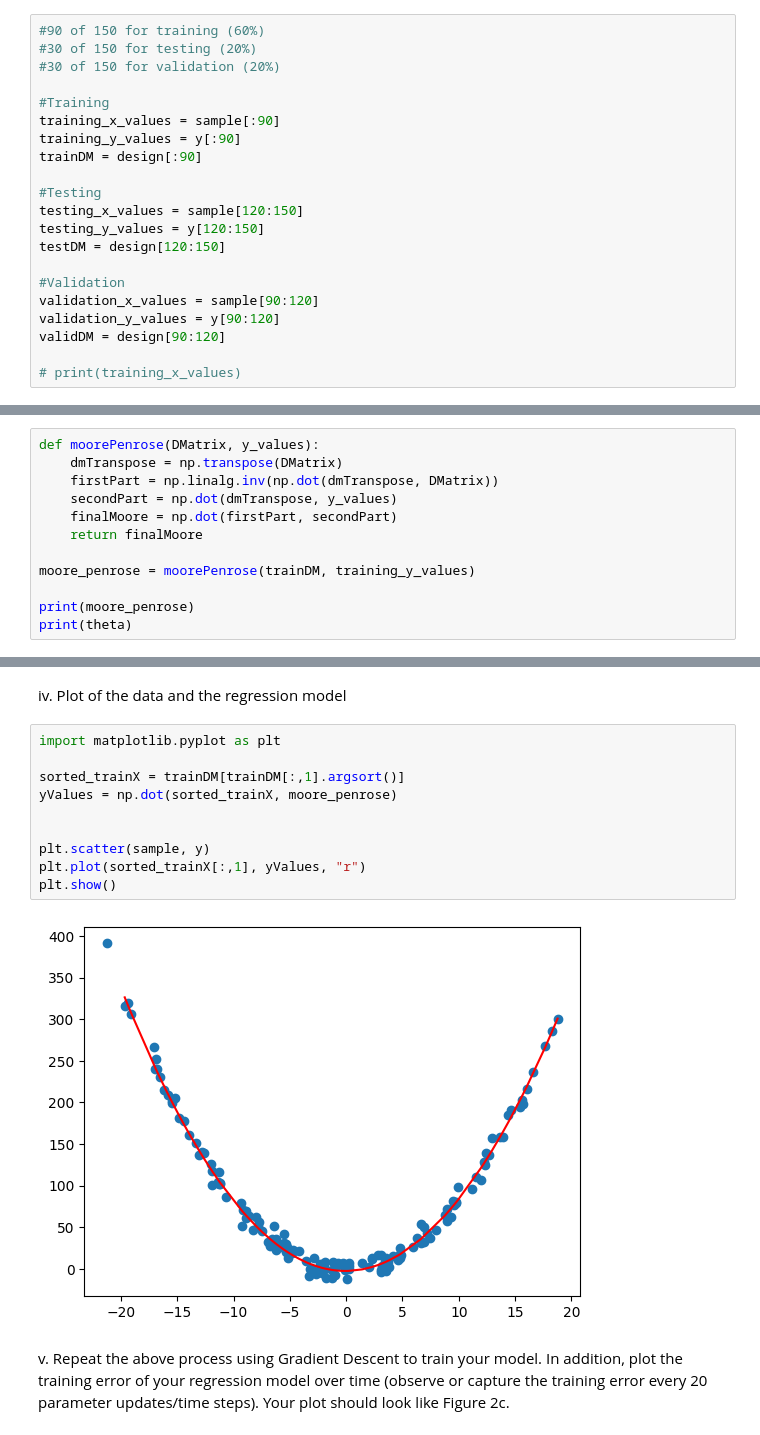
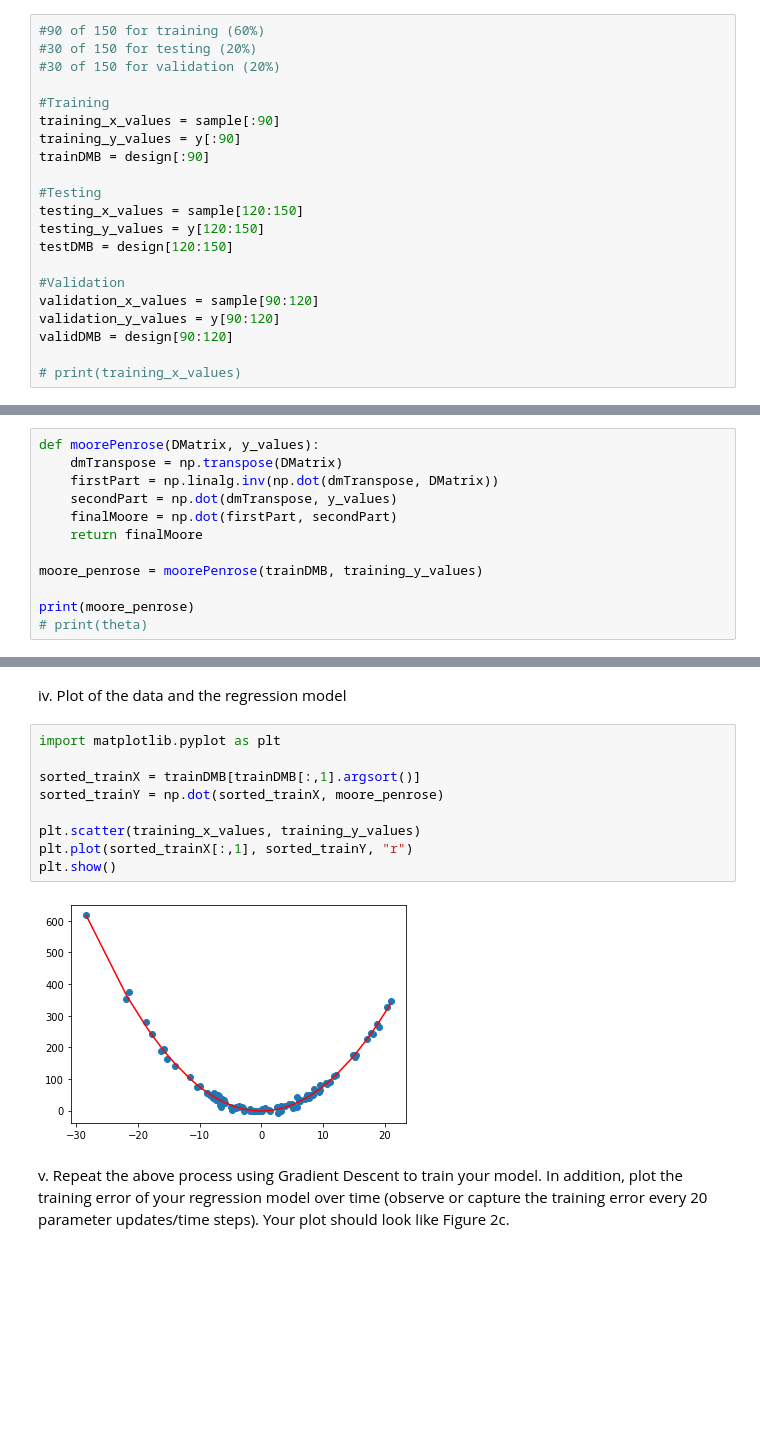
Before and after one commit to muaazbassa/COMS3007A-Machine-Learning, a Jupyter notebook: 4. ML Linear Regression Tutorial/Linear Regression.ipynb, the cells around one changed output, grey strips where cells are left out. Drawn from its saved outputs; the diff is of its cells as text; blank space fills up the shorter version.

```diff
--- a/4. ML Linear Regression Tutorial/Linear Regression.ipynb
+++ b/4. ML Linear Regression Tutorial/Linear Regression.ipynb
@@ -163,17 +163,17 @@ vi. Split sample data into training, testing and validation data
 #Training
 training_x_values = sample[:90]
 training_y_values = y[:90]
-trainDM = design[:90]
+trainDMB = design[:90]
 
 #Testing
 testing_x_values = sample[120:150]
 testing_y_values = y[120:150]
-testDM = design[120:150]
+testDMB = design[120:150]
 
 #Validation
 validation_x_values = sample[90:120]
 validation_y_values = y[90:120]
-validDM = design[90:120]
+validDMB = design[90:120]
 
 # print(training_x_values)
 # %% [markdown]
@@ -188,8 +188,8 @@ def moorePenrose(DMatrix, y_values):
     finalMoore = np.dot(firstPart, secondPart)
     return finalMoore
 
-moore_penrose = moorePenrose(trainDM, training_y_values)
+moore_penrose = moorePenrose(trainDMB, training_y_values)
 
 print(moore_penrose)
-print(theta)
+# print(theta)
 # %% [output]
@@ -231,15 +230,14 @@ iv. Plot of the data and the regression model
 # %%
 import matplotlib.pyplot as plt
 
-sorted_trainX = trainDM[trainDM[:,1].argsort()]
-yValues = np.dot(sorted_trainX, moore_penrose)
+sorted_trainX = trainDMB[trainDMB[:,1].argsort()]
+sorted_trainY = np.dot(sorted_trainX, moore_penrose)
 
-
-plt.scatter(sample, y)
-plt.plot(sorted_trainX[:,1], yValues, "r")
+plt.scatter(training_x_values, training_y_values)
+plt.plot(sorted_trainX[:,1], sorted_trainY, "r")
 plt.show()
 # %% [output]
-[figure, old version]
+[figure, new version]
 # %% [markdown]
 v. Repeat the above process using Gradient Descent to train your model. In addition, plot the
 training error of your regression model over time (observe or capture the training error every 20
```
Also changed, not shown: parts of 24 cells of this notebook.
